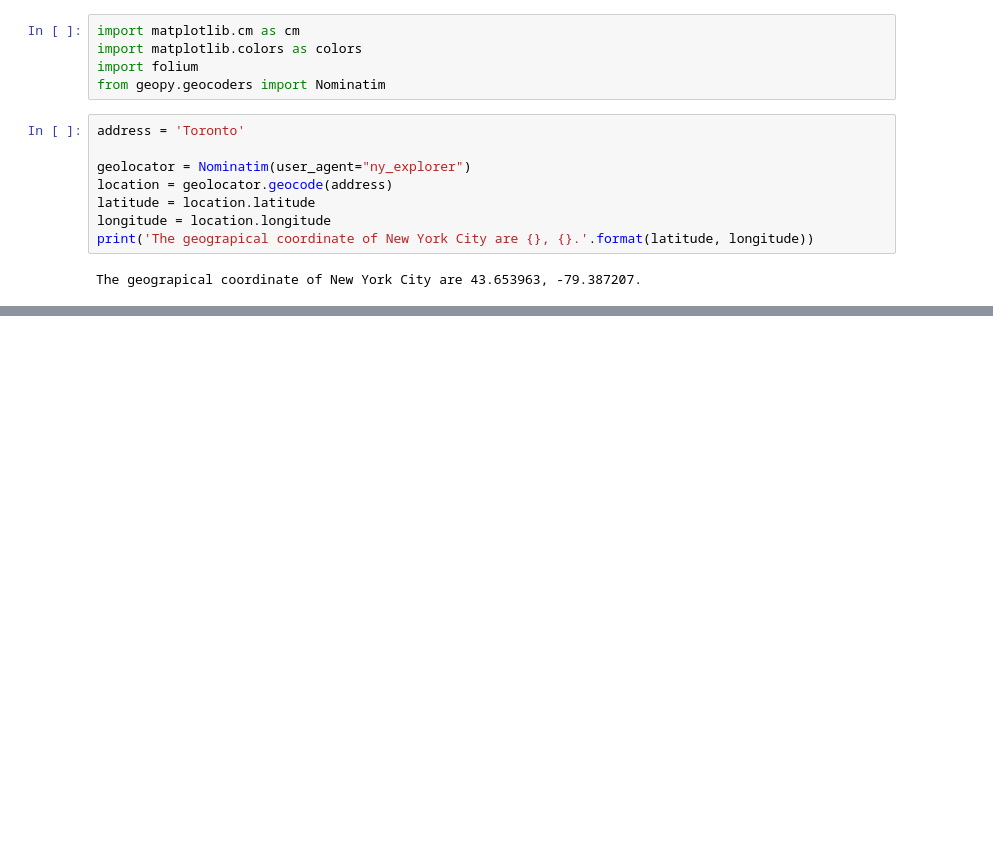
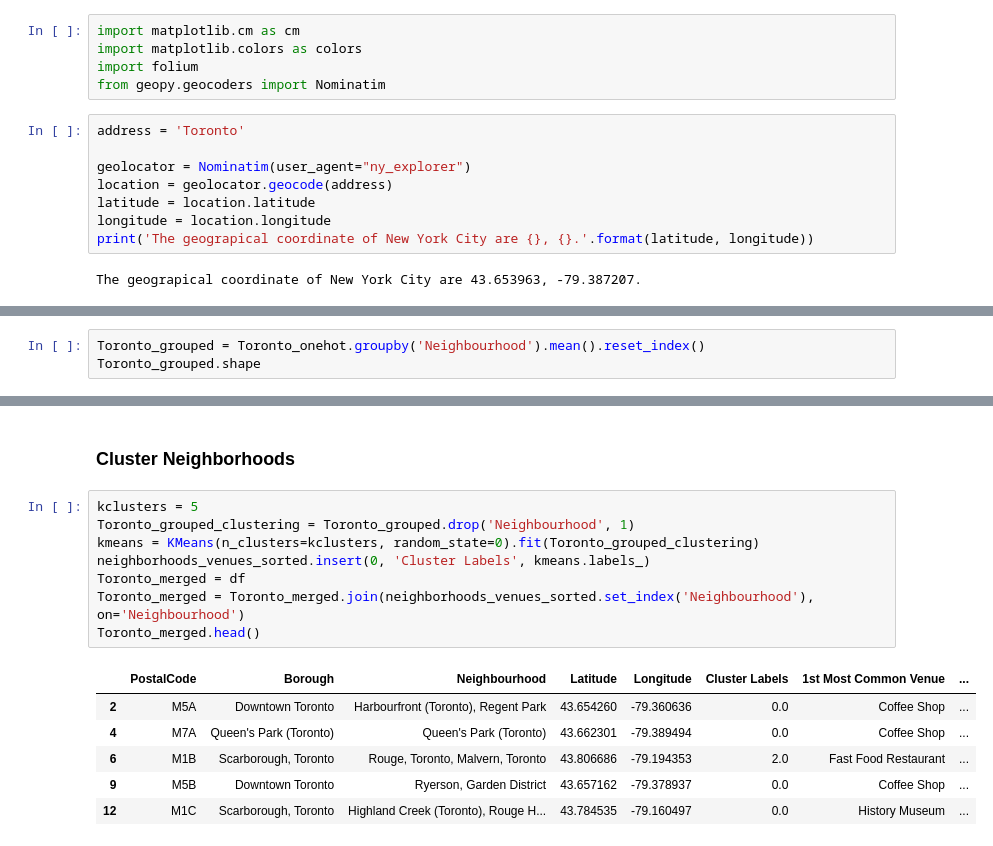
Before and after one commit to YegorKartcev/Segmenting-and-Clustering-Neighborhoods-in-the-city-of-Toronto-Canada, a Jupyter notebook: Segmenting and Clustering Neighborhoods.ipynb, the cells around one changed output, grey strips where cells are left out. Saved outputs shown, nothing was run; the diff lists cells and outputs as text; blank space fills up the shorter version.

```diff
--- a/Segmenting and Clustering Neighborhoods.ipynb
+++ b/Segmenting and Clustering Neighborhoods.ipynb
@@ -265,0 +464,3 @@ map_newyork
+# %%
+Toronto_grouped = Toronto_onehot.groupby('Neighbourhood').mean().reset_index()
+Toronto_grouped.shape
@@ -265,0 +535,17 @@ map_newyork
+# %% [markdown]
+### Cluster Neighborhoods
+# %%
+kclusters = 5
+Toronto_grouped_clustering = Toronto_grouped.drop('Neighbourhood', 1)
+kmeans = KMeans(n_clusters=kclusters, random_state=0).fit(Toronto_grouped_clustering)
+neighborhoods_venues_sorted.insert(0, 'Cluster Labels', kmeans.labels_)
+Toronto_merged = df
+Toronto_merged = Toronto_merged.join(neighborhoods_venues_sorted.set_index('Neighbourhood'), on='Neighbourhood')
+Toronto_merged.head()
+# %% [output]
+|  | PostalCode | Borough | Neighbourhood | Latitude | Longitude | Cluster Labels | 1st Most Common Venue | ... |
+| 2 | M5A | Downtown Toronto | Harbourfront (Toronto), Regent Park | 43.654260 | -79.360636 | 0.0 | Coffee Shop | ... |
+| 4 | M7A | Queen's Park (Toronto) | Queen's Park (Toronto) | 43.662301 | -79.389494 | 0.0 | Coffee Shop | ... |
+| 6 | M1B | Scarborough, Toronto | Rouge, Toronto, Malvern, Toronto | 43.806686 | -79.194353 | 2.0 | Fast Food Restaurant | ... |
+| 9 | M5B | Downtown Toronto | Ryerson, Garden District | 43.657162 | -79.378937 | 0.0 | Coffee Shop | ... |
+| 12 | M1C | Scarborough, Toronto | Highland Creek (Toronto), Rouge H... | 43.784535 | -79.160497 | 0.0 | History Museum | ... |
```
Also changed, not shown: parts of 35 cells of this notebook.
